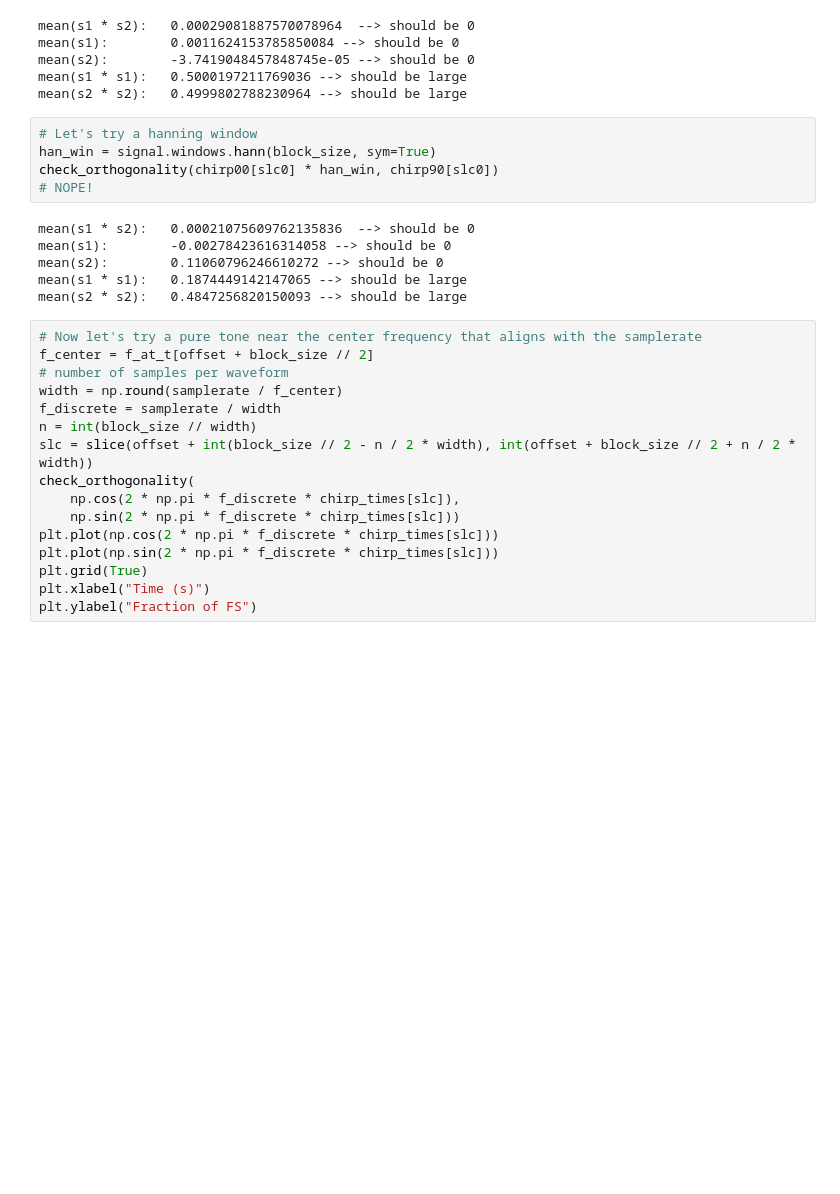
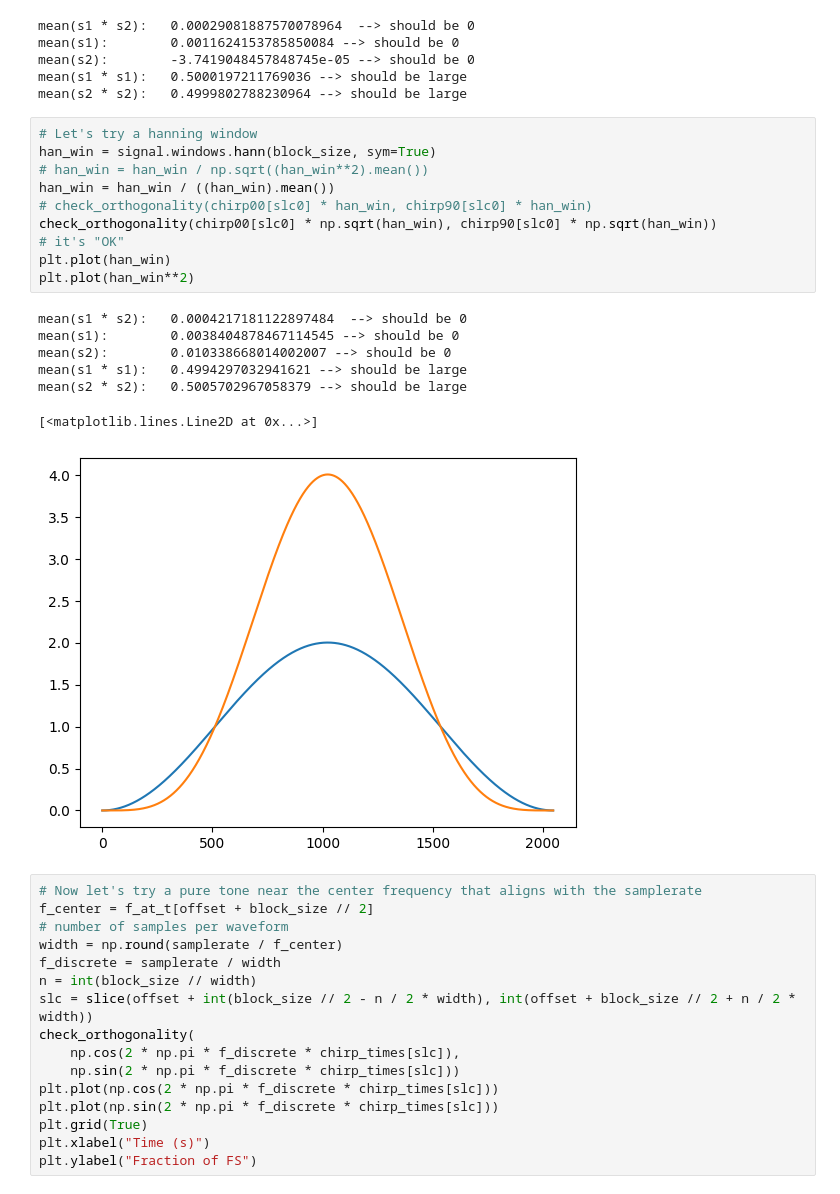
Before and after one commit to Tympan/auren-python, a Jupyter notebook: jupyter_notebooks/WAIProcessingTest.ipynb, the cells around one changed output. Cells and saved outputs as stored; diff of their text form; blank space fills up the shorter version.

```diff
--- a/jupyter_notebooks/WAIProcessingTest.ipynb
+++ b/jupyter_notebooks/WAIProcessingTest.ipynb
@@ -125,14 +125,21 @@ mean(s2 * s2):   0.4999802788230964 --> should be large
 # %%
 # Let's try a hanning window
 han_win = signal.windows.hann(block_size, sym=True)
-check_orthogonality(chirp00[slc0] * han_win, chirp90[slc0])
-# NOPE!
+# han_win = han_win / np.sqrt((han_win**2).mean())
+han_win = han_win / ((han_win).mean())
+# check_orthogonality(chirp00[slc0] * han_win, chirp90[slc0] * han_win)
+check_orthogonality(chirp00[slc0] * np.sqrt(han_win), chirp90[slc0] * np.sqrt(han_win))
+# it's "OK"
+plt.plot(han_win)
+plt.plot(han_win**2)
 # %% [output]
-mean(s1 * s2):   0.00021075609762135836  --> should be 0
-mean(s1):        -0.00278423616314058 --> should be 0
-mean(s2):        0.11060796246610272 --> should be 0
-mean(s1 * s1):   0.1874449142147065 --> should be large
-mean(s2 * s2):   0.4847256820150093 --> should be large
+mean(s1 * s2):   0.0004217181122897484  --> should be 0
+mean(s1):        0.0038404878467114545 --> should be 0
+mean(s2):        0.010338668014002007 --> should be 0
+mean(s1 * s1):   0.4994297032941621 --> should be large
+mean(s2 * s2):   0.5005702967058379 --> should be large
+[<matplotlib.lines.Line2D at 0x...>]
+[figure, added]
 # %%
 # Now let's try a pure tone near the center frequency that aligns with the samplerate
 f_center = f_at_t[offset + block_size // 2]
```
Also changed, not shown: parts of 5 cells of this notebook.
